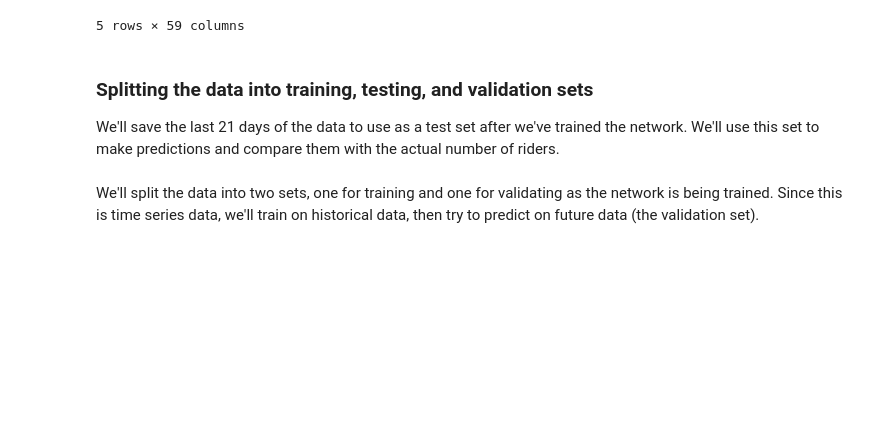
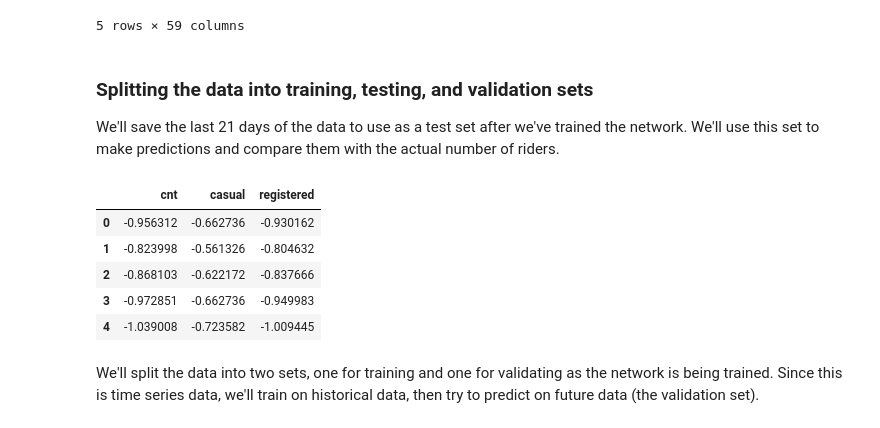
Before and after one commit to SlipknotTN/udacity-deeplearning-nanodegree, a Jupyter notebook: DLND-your-first-network/dlnd-your-first-neural-network.ipynb, the cells around one changed output. Cells and saved outputs as stored; diff of their text form; code cells hidden in the pictures; blank space fills up the shorter version.

```diff
--- a/DLND-your-first-network/dlnd-your-first-neural-network.ipynb
+++ b/DLND-your-first-network/dlnd-your-first-neural-network.ipynb
@@ -88,12 +88,21 @@ We'll save the last 21 days of the data to use as a test set after we've trained
 # %%
 # Save the last 21 days
 test_data = data[-21*24:]
 data = data[:-21*24]
 
 # Separate the data into features and targets
 target_fields = ['cnt', 'casual', 'registered']
 features, targets = data.drop(target_fields, axis=1), data[target_fields]
 test_features, test_targets = test_data.drop(target_fields, axis=1), test_data[target_fields]
+
+targets.head()
+# %% [output]
+|  | cnt | casual | registered |
+| 0 | -0.956312 | -0.662736 | -0.930162 |
+| 1 | -0.823998 | -0.561326 | -0.804632 |
+| 2 | -0.868103 | -0.622172 | -0.837666 |
+| 3 | -0.972851 | -0.662736 | -0.949983 |
+| 4 | -1.039008 | -0.723582 | -1.009445 |
 # %% [markdown]
 We'll split the data into two sets, one for training and one for validating as the network is being trained. Since this is time series data, we'll train on historical data, then try to predict on future data (the validation set).
 # %%
```
Also changed, not shown: parts of 6 cells of this notebook, 1 other file.
